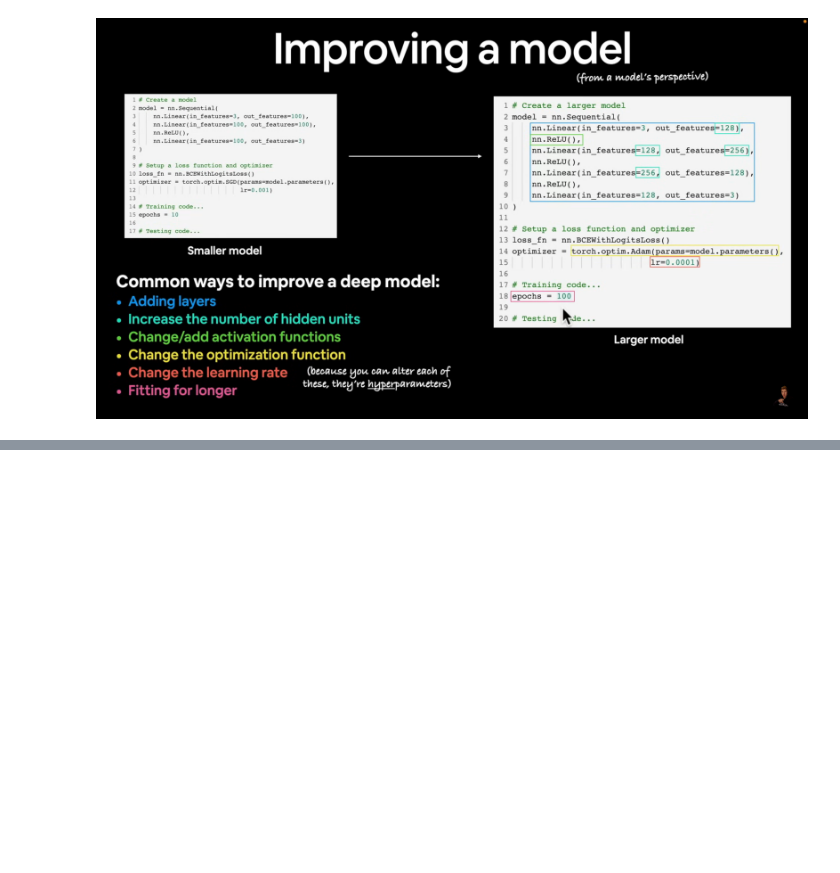
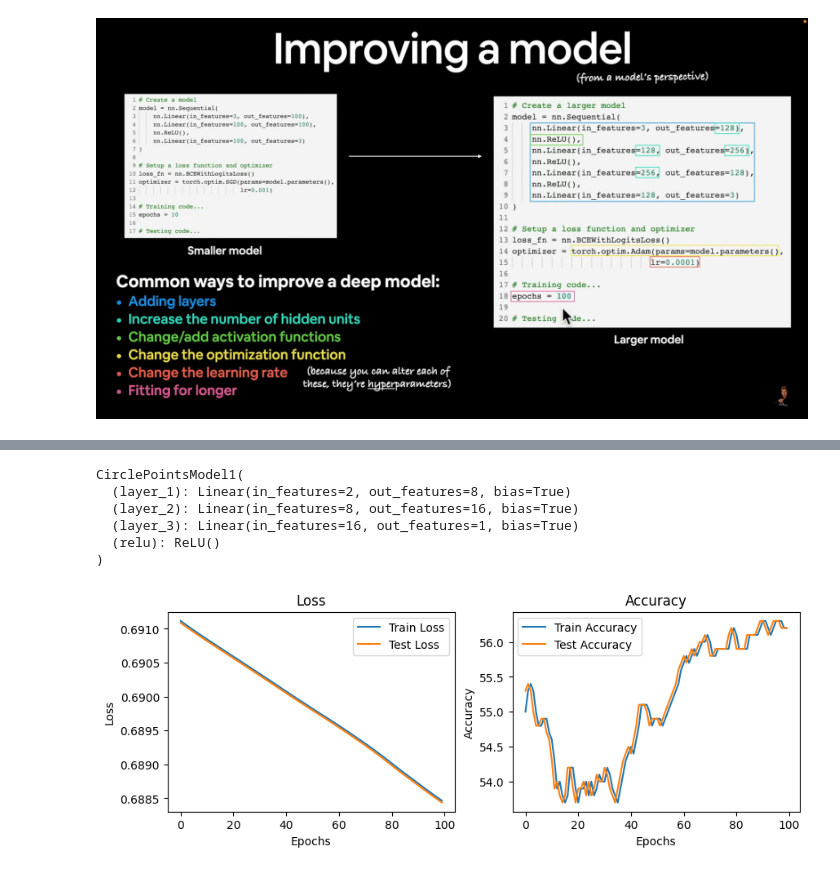
Before and after one commit to YashChaudhary16/PyTorch, a Jupyter notebook: 02_Neural_Network_Classification.ipynb, the cells around one changed output, grey strips where cells are left out. Drawn from its saved outputs; the diff is of its cells as text; code cells hidden in the pictures; blank space fills up the shorter version.

```diff
--- a/02_Neural_Network_Classification.ipynb
+++ b/02_Neural_Network_Classification.ipynb
@@ -219,0 +222,8 @@ Epoch: 90 | Loss: 0.69269, Acc: 48.14% | Test Loss: 0.70%
+# %%
+n_samples = 1000
+
+Xn, yn = make_circles(n_samples,
+                  noise=0.03,
+                  random_state=42)
+
+X_train, X_test, y_train, y_test = train_test_split(Xn, yn, test_size=0.3)
@@ -219,0 +244,33 @@ Epoch: 90 | Loss: 0.69269, Acc: 48.14% | Test Loss: 0.70%
+# %%
+# Convert data to tensors and split
+
+Xn = torch.Tensor(Xn)
+yn = torch.Tensor(yn)
+# %%
+class CirclePointsModel1(nn.Module):
+  def __init__(self):
+    super().__init__()
+    self.layer_1 = nn.Linear(in_features=2, out_features=8)
+    self.layer_2 = nn.Linear(in_features=8, out_features=16)
+    self.layer_3 = nn.Linear(in_features=16, out_features=1)
+    self.relu = nn.ReLU()
+
+  def forward(self, x):
+    return self.layer_3(self.relu(self.layer_2(self.relu(self.layer_1(x)))))
+
+model_1 = CirclePointsModel1()
+model_1
+# %% [output]
+CirclePointsModel1(
+  (layer_1): Linear(in_features=2, out_features=8, bias=True)
+  (layer_2): Linear(in_features=8, out_features=16, bias=True)
+  (layer_3): Linear(in_features=16, out_features=1, bias=True)
+  (relu): ReLU()
+)
+# %%
+# Setup loss fn and optimizer
+
+loss = nn.BCEWithLogitsLoss()
+
+optimizer = torch.optim.SGD(params=model_1.parameters(),
+                             lr=0.1)
@@ -219,0 +320,27 @@ Epoch: 90 | Loss: 0.69269, Acc: 48.14% | Test Loss: 0.70%
+# %%
+def model_history(epochs, train_loss, test_loss, train_accuracy, test_accuracy):
+  plt.figure(figsize=(10, 7))
+
+  # Plot training and test loss
+  plt.subplot(2, 2, 1)  # Upper left subplot (row 1, col 1)
+  plt.plot(range(0, epochs), train_loss, label="Train Loss")
+  plt.plot(range(0, epochs), test_loss, label="Test Loss")
+  plt.xlabel("Epochs")
+  plt.ylabel("Loss")
+  plt.legend()
+  plt.title("Loss")
+
+  # Plot training and test accuracy
+  plt.subplot(2, 2, 2)  # Upper right subplot (row 1, col 2)
+  plt.plot(range(0, epochs), train_accuracy, label="Train Accuracy")
+  plt.plot(range(0, epochs), test_accuracy, label="Test Accuracy")
+  plt.xlabel("Epochs")
+  plt.ylabel("Accuracy")
+  plt.legend()
+  plt.title("Accuracy")
+
+  plt.show()
+# %%
+model_history(epochs=epochs, train_loss=train_loss, test_loss=test_loss, train_accuracy=trian_accuracy, test_accuracy=test_accuracy)
+# %% [output]
+[figure, added]
```
Also changed, not shown: parts of 6 cells of this notebook.
